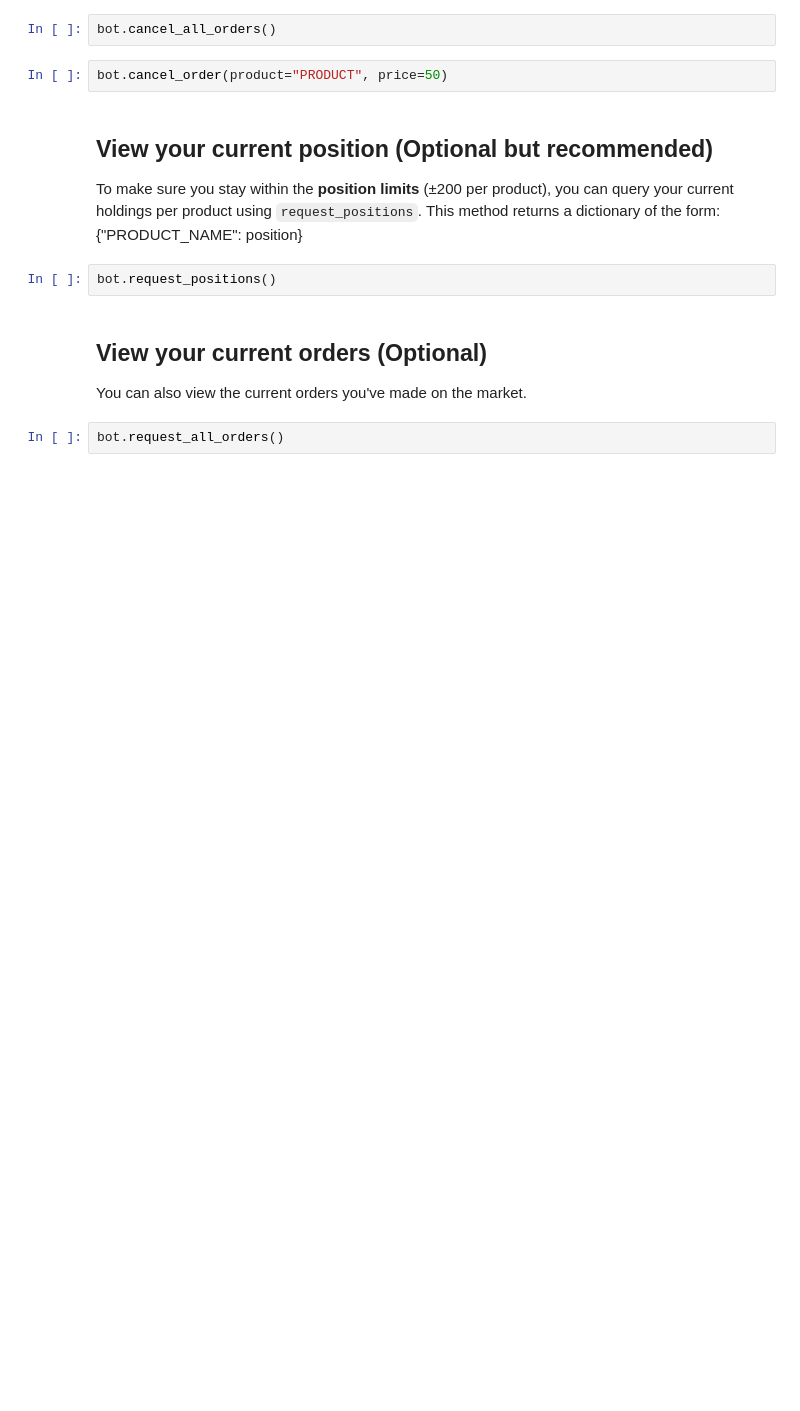
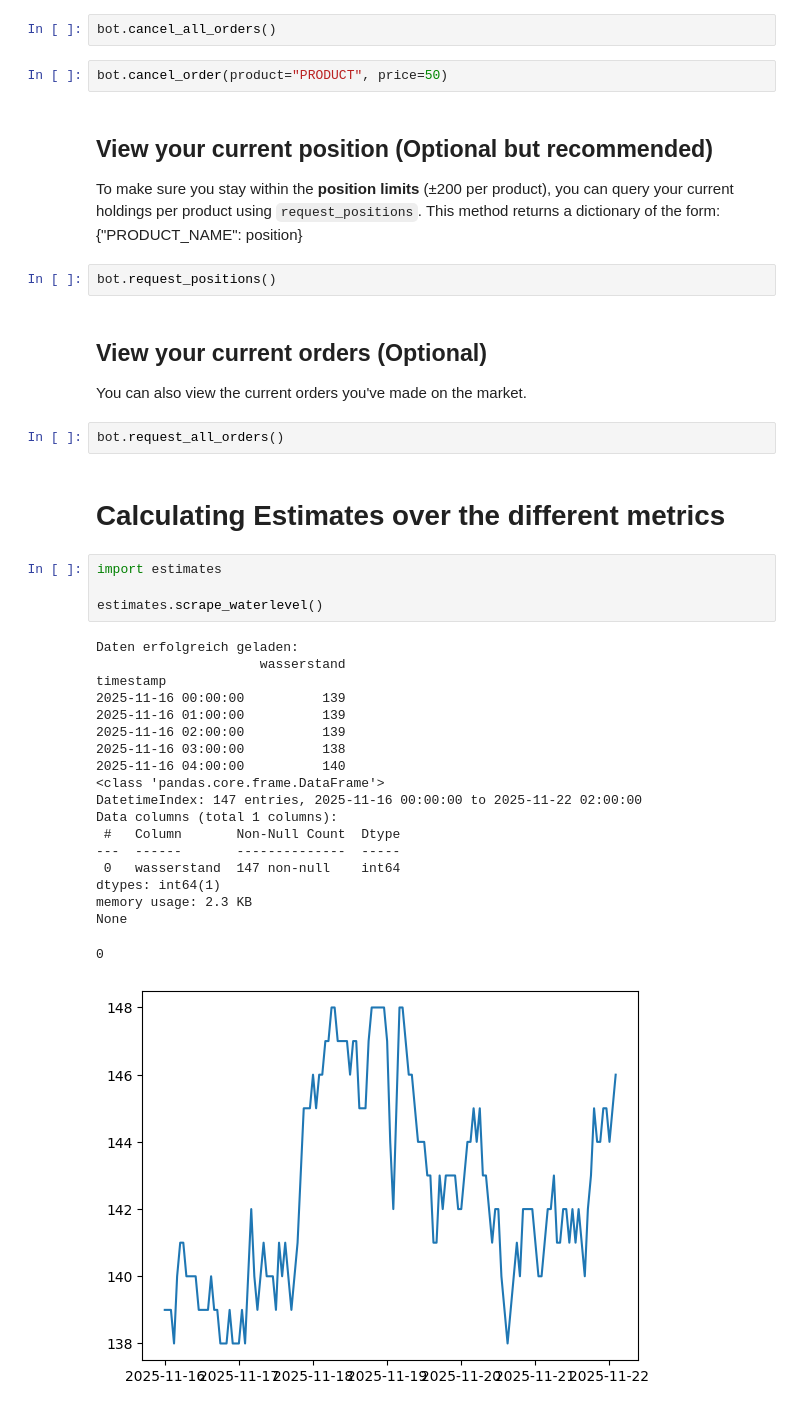
Before and after one commit to arhambintariq/imc_challenge_robotraders, a Jupyter notebook: imcity.ipynb, the cells around one changed output. Drawn from its saved outputs; the diff is of its cells as text; blank space fills up the shorter version.

Commit message:
added crawl of waterlevel eisbach

```diff
--- a/imcity.ipynb
+++ b/imcity.ipynb
@@ -178,3 +183,29 @@ bot.request_positions()
 You can also view the current orders you've made on the market.
 # %%
 bot.request_all_orders()
+# %% [markdown]
+# Calculating Estimates over the different metrics
+# %%
+import estimates
+
+estimates.scrape_waterlevel()
+# %% [output]
+Daten erfolgreich geladen:
+                     wasserstand
+timestamp
+2025-11-16 00:00:00          139
+2025-11-16 01:00:00          139
+2025-11-16 02:00:00          139
+2025-11-16 03:00:00          138
+2025-11-16 04:00:00          140
+<class 'pandas.core.frame.DataFrame'>
+DatetimeIndex: 147 entries, 2025-11-16 00:00:00 to 2025-11-22 02:00:00
+Data columns (total 1 columns):
+ #   Column       Non-Null Count  Dtype
+---  ------       --------------  -----
+ 0   wasserstand  147 non-null    int64
+dtypes: int64(1)
+memory usage: 2.3 KB
+None
+0
+[figure, added]
```
Also changed, not shown: parts of 3 cells of this notebook, 1 other file.
